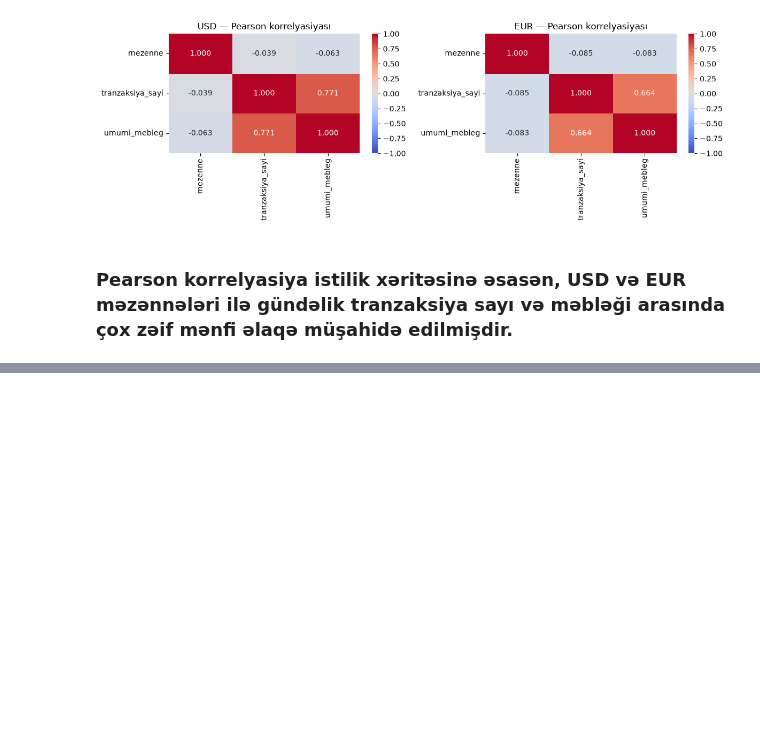
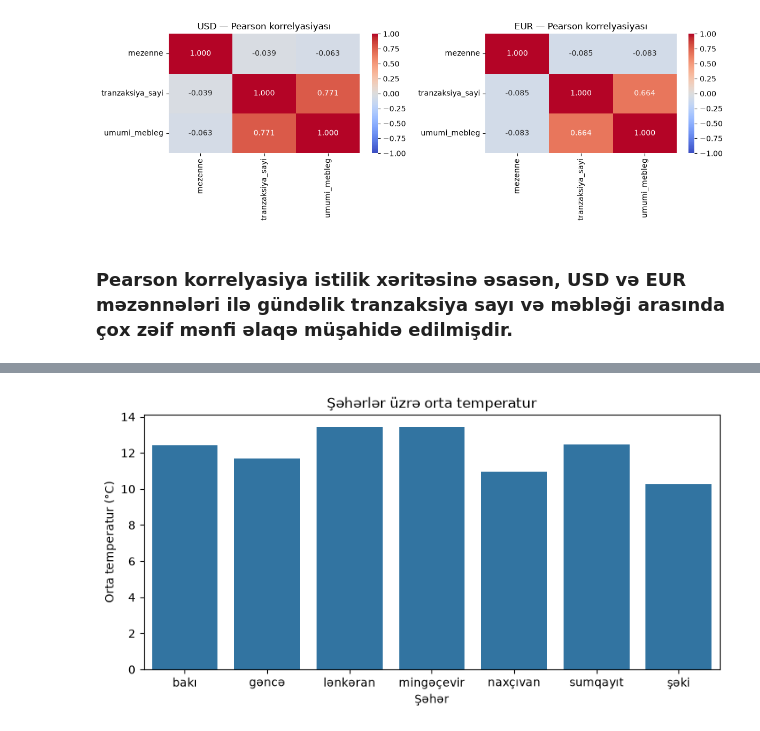
Before and after one commit to mashadiyevasabina/Bank_Analysis, a Jupyter notebook: notebooks/3_Gold/06_Statistics_EDA.ipynb, the cells around one changed output, grey strips where cells are left out. Saved outputs shown, nothing was run; the diff lists cells and outputs as text; code cells hidden in the pictures; blank space fills up the shorter version.

```diff
--- a/notebooks/3_Gold/06_Statistics_EDA.ipynb
+++ b/notebooks/3_Gold/06_Statistics_EDA.ipynb
@@ -745,0 +848,12 @@ plt.show()
+# %%
+plt.figure(figsize=(9, 4))
+
+sns.barplot(data=temp_df, x="city", y="temperatur", errorbar=None)
+
+plt.title("Şəhərlər üzrə orta temperatur")
+plt.xlabel("Şəhər")
+plt.ylabel("Orta temperatur (°C)")
+
+plt.show()
+# %% [output]
+[figure, added]
```
Also changed, not shown: parts of 12 cells of this notebook.
